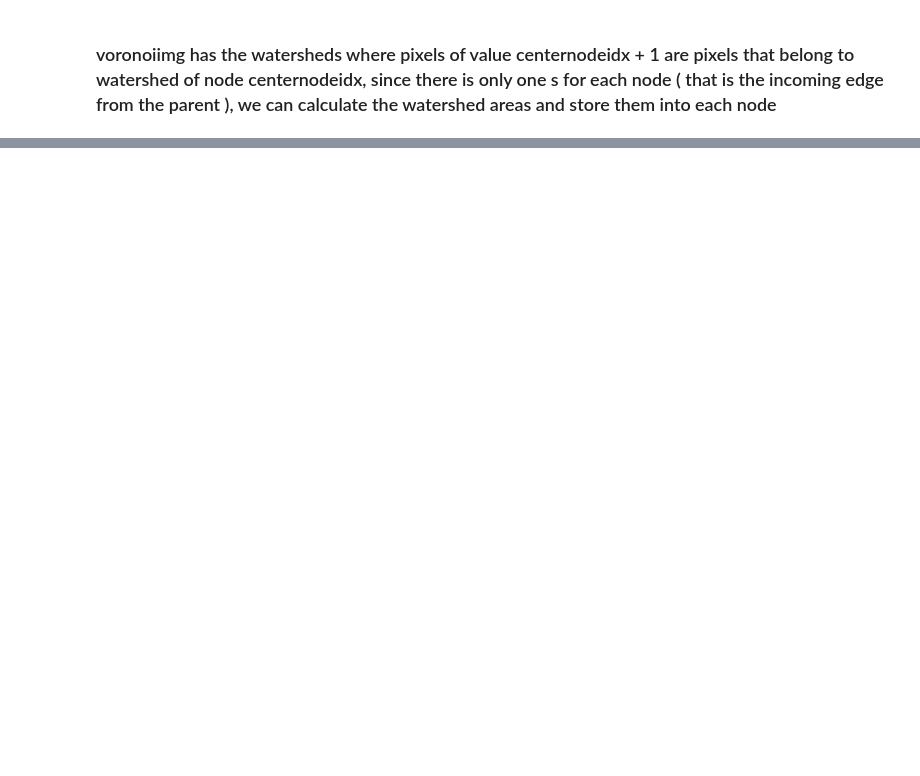
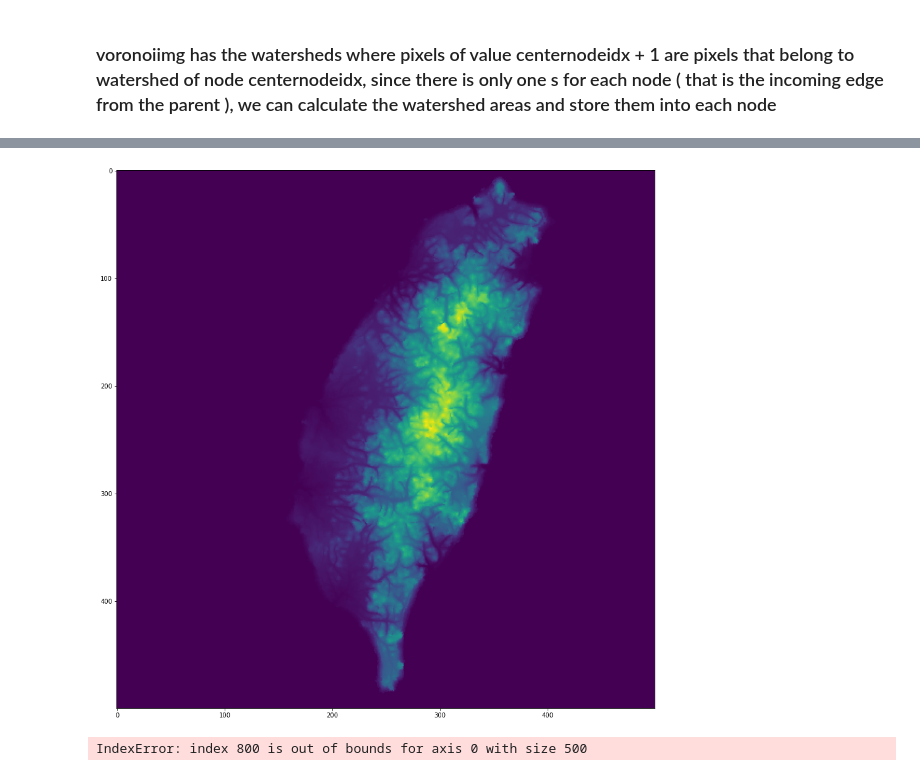
Before and after one commit to bmelaiths/terrainHydrology, a Jupyter notebook: hydrology.ipynb, the cells around one changed output, grey strips where cells are left out. Drawn from its saved outputs; the diff is of its cells as text; code cells hidden in the pictures; blank space fills up the shorter version.

Commit message:
can output at a different resolution from the input image

```diff
--- a/hydrology.ipynb
+++ b/hydrology.ipynb
@@ -36,6 +36,7 @@ sigma = .75 # sigma * edgeLength is the minimum distance between two nodes
 rwidth=6 #
 riverAngleDev = 1.7 # Used in picknewnodepos(). Standard Deviation of angle for new node. Increase for less straight rivers
 maxTries = 15
+outputResolution = 500
 
 # Initializations of nonparameter global variables
 nodecounter = 0;
@@ -897,12 +944,14 @@ while np.where(discard==255)[0].shape[0] >0:
     for tao in allteepoints:
         cv.circle(discard,tao, radius, (0,0,0),-1)
 # %%
-def TerrainFunction(point):
+def TerrainFunction(prePoint):
+    point = [int(prePoint[0] * (imgray.shape[0] / outputResolution)),int(prePoint[1] * (imgray.shape[0] / outputResolution))]
+
     if imgray[point[1]][point[0]]==0:
         return 0
 
     # Gets and computes influence and elevation values for nearby terrain primitives
-    ts = apkd.query_ball_point(point,radius) # Gets all terrain primitives within a radius of the point
+    ts = apkd.query_ball_point(point,radius * (imgray.shape[0] / outputResolution)) # Gets all terrain primitives within a radius of the point
     if len(ts) < 1: # if there just aren't any T points around, just put it in the ocean
         return 0
     wts = [w(distance(point,allteepoints[t])) for t in ts] # "influence field" radii of those primitives
@@ -926,12 +975,12 @@ def TerrainFunction(point):
     hrs = [ ]
     wrs = [ ]
     if node in rivers: # Sometimes there isn't a river, just a drainage point along the seeeee
-        rs  = [e for e in rivers[node] if geomp.distance(e) < radius ]
+        rs  = [e for e in rivers[node] if geomp.distance(e) < radius * (imgray.shape[0] / outputResolution) ]
         hrs = [hr(geomp,e) for e in rs]
         wrs = [w(geomp.distance(e)) for e in rs]
     else:
         riverPoint = geom.Point(G.nodes[ridx]['pos'][0],G.nodes[ridx]['pos'][1],G.nodes[ridx]['elevation'])
-        if geomp.distance(riverPoint) < radius:
+        if geomp.distance(riverPoint) < radius * (imgray.shape[0] / outputResolution):
             rs = [ geomp.distance(riverPoint) ]
             hrs = [ river.z ]
             wrs = [ w(geomp.distance(riverPoint)) ]
@@ -978,15 +1027,15 @@ def hr(p,r): # Height of a river primitive?
 def w(d): # This returns the "influence field" (section 7)
     if d <1:
         return 1;
-    return (max(0,(radius+1)-d)/((radius+1)*d))**2
+    return (max(0,((radius*(imgray.shape[0]/outputResolution))+1)-d)/(((radius*(imgray.shape[0]/outputResolution))+1)*d))**2
 # %%
 from tqdm import trange
 s= datetime.datetime.now()
-imgTest = np.zeros(imgray.shape,dtype='uint16')
+imgTest = np.zeros((outputResolution,outputResolution),dtype='uint16')
 maxT=s-s;
 ijAtMaxT=None
-for i in trange(int(imgray.shape[0])): #, desc='1st loop'):
-    for j in range(imgray.shape[1]): #trange(imgray.shape[1], desc='2nd loop',leave=False):
+for i in trange(outputResolution): #, desc='1st loop'):
+    for j in range(outputResolution): #trange(imgray.shape[1], desc='2nd loop',leave=False):
         ts =  datetime.datetime.now()
         imgTest[i][j] = max(0,int(TerrainFunction((j,i))))
         te =  datetime.datetime.now()
@@ -998,3 +1047,4 @@ plt.imshow(imgTest)
 e=datetime.datetime.now()
 print("End:",e)
 print("render time: ", e -s )
+# %% [output]
@@ -1001,3 +1053,4 @@ print("render time: ", e -s )
+[figure, added]
 # %%
 # this doesn't work because
 immtt = np.array(imgTest)
@@ -1006,6 +1059,8 @@ cv.normalize(immtt,  normalizedImg, 0, 255, cv.NORM_MINMAX)
 normalizedImg = normalizedImg.astype('uint8')
 cv.imwrite("taiwan-out.png",normalizedImg)
 print(normalizedImg[800][800])
+# %% [output]
+IndexError: index 800 is out of bounds for axis 0 with size 500
 # %%
 endTime = datetime.datetime.now()
 print("Total time: ", endTime -startTime )
```
Also changed, not shown: parts of 15 cells of this notebook.
